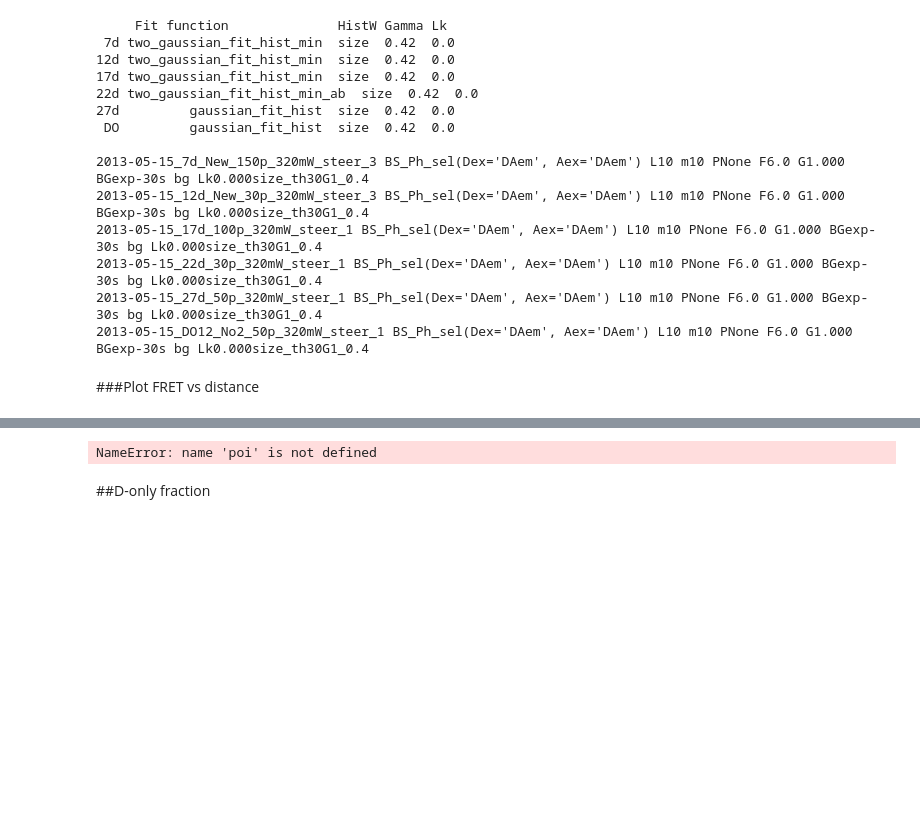
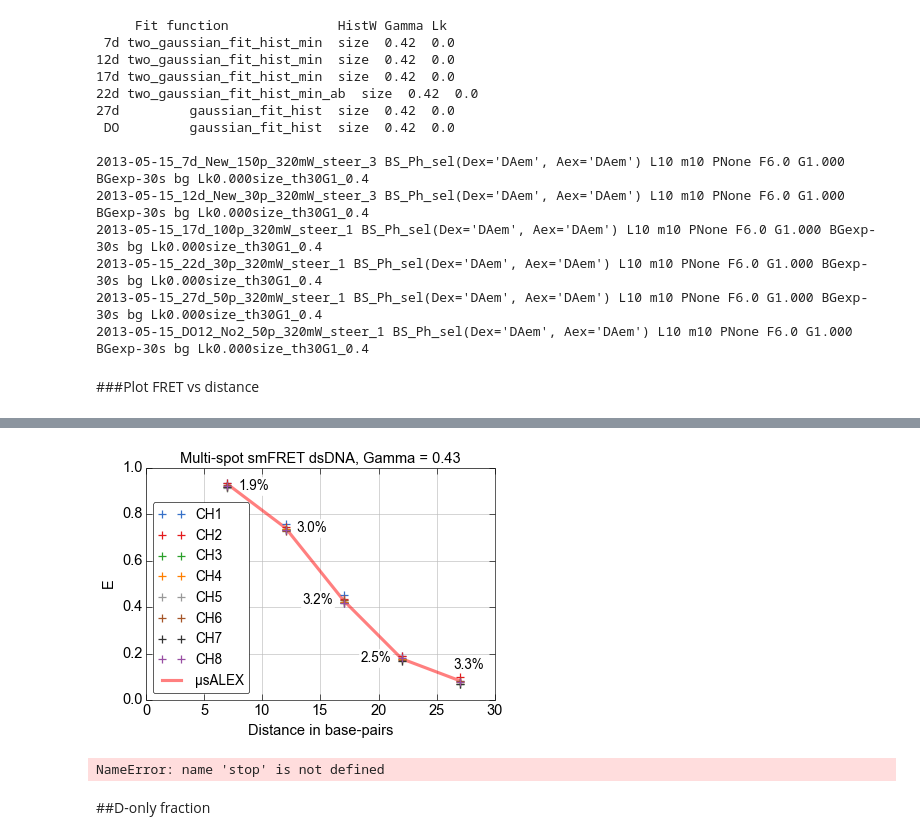
Before and after one commit to tritemio/multispot_paper_historical, a Jupyter notebook: Multi-spot 5-Samples analyis RAW.ipynb, the cells around one changed output, grey strips where cells are left out. Drawn from its saved outputs; the diff is of its cells as text; code cells hidden in the pictures; blank space fills up the shorter version.

```diff
--- a/Multi-spot 5-Samples analyis RAW.ipynb
+++ b/Multi-spot 5-Samples analyis RAW.ipynb
@@ -913,0 +993,3 @@ lmfit.report_fit(m.params, show_correl=False)
+# %%
+m = lmfit.minimize(residuals, params, args=(np.array([E_pr_fret_mean['17d']]), np.array([E_alex['17d']])))
+lmfit.report_fit(m.params, show_correl=False)
@@ -932,2 +1002,0 @@ FRET efficiency from usALEX measurements (from [usALEX - Gamma factor fit](usALE
-# %%
-E_alex = np.array([ 0.93275042,  0.75190527,  0.46501337,  0.22988032,  0.12819268])
@@ -933,0 +1007,5 @@ E_alex = np.array([ 0.93275042,  0.75190527,  0.46501337,  0.22988032,  0.128192
+# %%
+E_fret_mch = fretmath.correct_E_gamma_leak_dir(E_pr_fret, leakage=leakage.tolist(), dir_ex_t=dir_ex_t.tolist(),
+                                               gamma=m.values['gamma']
+                                               ).loc[E_pr_fret.index != 'DO']
+E_fret_mch
@@ -1028,7 +1076,46 @@ if save_figure: plt.savefig("FRET vs distance - %s SPW F%d.png" % (fret_gen_fit_
-# %%
-poi
-# %% [output]
-NameError: name 'poi' is not defined
+# %%
+text_pos = {'7d': (10.5, 0.92), '12d': (15.5, 0.74), '17d': (16, 0.43), '22d': (21, 0.18), '27d': (29, 0.15)}
+text_kwargs = dict(ha='right', va='center',
+                   bbox=dict(facecolor='white', edgecolor='white'),
+                   zorder=2, fontsize=fontsize-1,
+                   )
+dfun = lambda E_fit: 100*(E_fit.max()-E_fit.min())
+# %%
+fig, ax = plt.subplots()
+
+ax.plot(dist_s_bp, E_fret_mch, '+', lw=2, mew=1.2, ms=8, zorder=4)
+ax.plot(dist_s_bp, E_alex, '-', lw=3, mew=0, alpha=0.5, color='r', zorder=3)
+
+plt.title('Multi-spot smFRET dsDNA, Gamma = %.2f' % m.values['gamma'])
+plt.xlabel('Distance in base-pairs', fontsize=fontsize);
+plt.ylabel('E', fontsize=fontsize)
+plt.ylim(0, 1); plt.xlim(0, 30)
+plt.grid(True)
+plt.legend(['CH1','CH2','CH3','CH4','CH5','CH6','CH7','CH8', u'μsALEX'],
+       fancybox=True, prop={'size':fontsize-1},
+       #loc='upper right', bbox_to_anchor=(1.05, 1))
+       loc='best')
+
+if deviance_plot:
+    for sample in E_fret_mch.index:
+        delta = dfun(E_fret_mch.loc[sample])
+        text_kwargs.update(
+                          s="%.1f%%" % delta,
+                          #s="$\Delta = %.1f%%$" % delta,
+                          x=text_pos[sample][0],
+                          y=text_pos[sample][1],
+                          )
+        ax.text(**text_kwargs)
+
+#ax.set_axisbelow(True)
+#if save_figure: plt.savefig("FRET vs distance - %s SPW F%d.png" % (fret_gen_fit_func.__name__, F))
+#plt.savefig(PLOT_DIR+"FRET vs distance - Gpost_th30.png", dpi=200, bbox_inches='tight')
+# %% [output]
+[figure, added]
+# %%
+stop
+# %% [output]
+NameError: name 'stop' is not defined
 # %% [markdown]
 ##D-only fraction
 # %%
```
Also changed, not shown: parts of 50 cells of this notebook, 1 other file.
